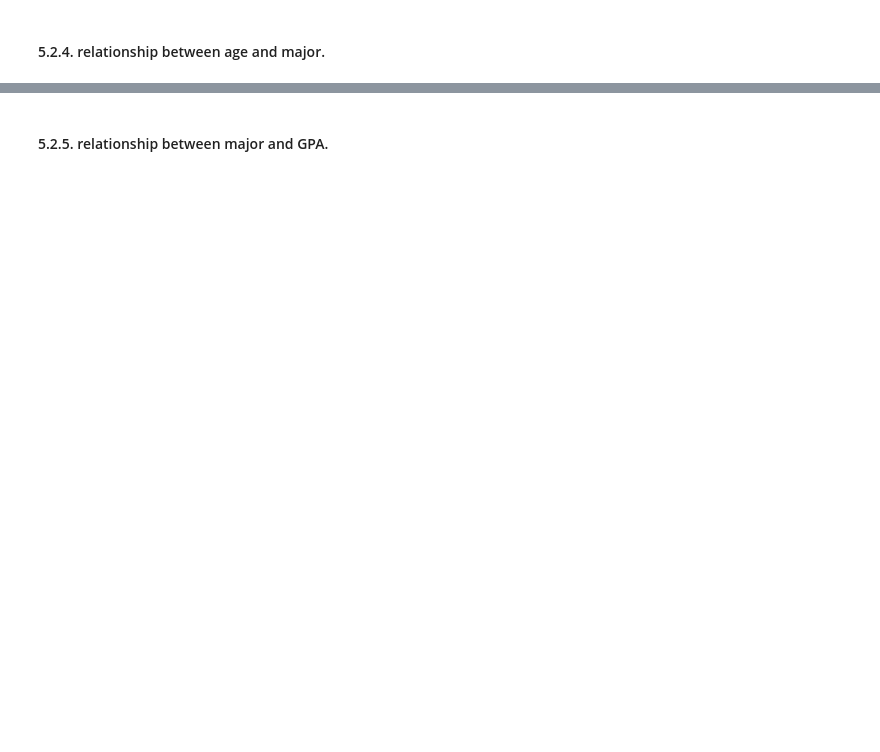
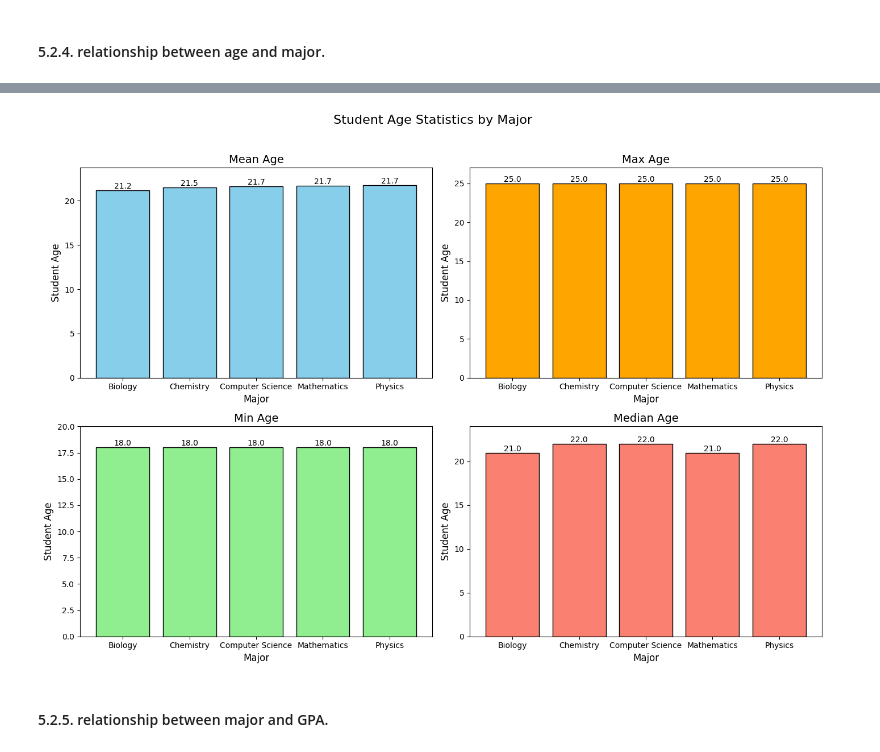
Before and after one commit to hagoog/student_information_EDA, a Jupyter notebook: student-information-eda.ipynb, the cells around one changed output, grey strips where cells are left out. Saved outputs shown, nothing was run; the diff lists cells and outputs as text; code cells hidden in the pictures; blank space fills up the shorter version.

```diff
--- a/student-information-eda.ipynb
+++ b/student-information-eda.ipynb
@@ -609,2 +677,28 @@ plt.show()
+# %%
+# Group data by 'major' and calculate statistics
+grouped = df.groupby('major')['student_age'].agg(['mean', 'max', 'min', 'median']).reset_index()
+
+# Plotting
+fig, axes = plt.subplots(2, 2, figsize=(14, 10))  # Create a grid of 4 subplots
+fig.suptitle('Student Age Statistics by Major', fontsize=16)
+
+# List of statistics and titles
+stats = ['mean', 'max', 'min', 'median']
+titles = ['Mean Age', 'Max Age', 'Min Age', 'Median Age']
+colors = ['skyblue', 'orange', 'lightgreen', 'salmon']
+
+# Loop through subplots
+for i, ax in enumerate(axes.flat):
+    ax.bar(grouped['major'], grouped[stats[i]], color=colors[i], edgecolor='black')
+    ax.set_title(titles[i], fontsize=14)
+    ax.set_xlabel('Major', fontsize=12)
+    ax.set_ylabel('Student Age', fontsize=12)
+    ax.set_ylim(0, grouped[stats[i]].max() + 2)  # Add some padding to y-axis
+    ax.bar_label(ax.containers[0], fmt='%.1f')  # Add labels to bars
+
+plt.tight_layout(rect=[0, 0, 1, 0.96])  # Adjust layout to fit title
+plt.show()
+# %% [output]
+[figure, added]
 # %% [markdown]
 #### 5.2.5. relationship between major and GPA.
```
Also changed, not shown: parts of 18 cells of this notebook.
